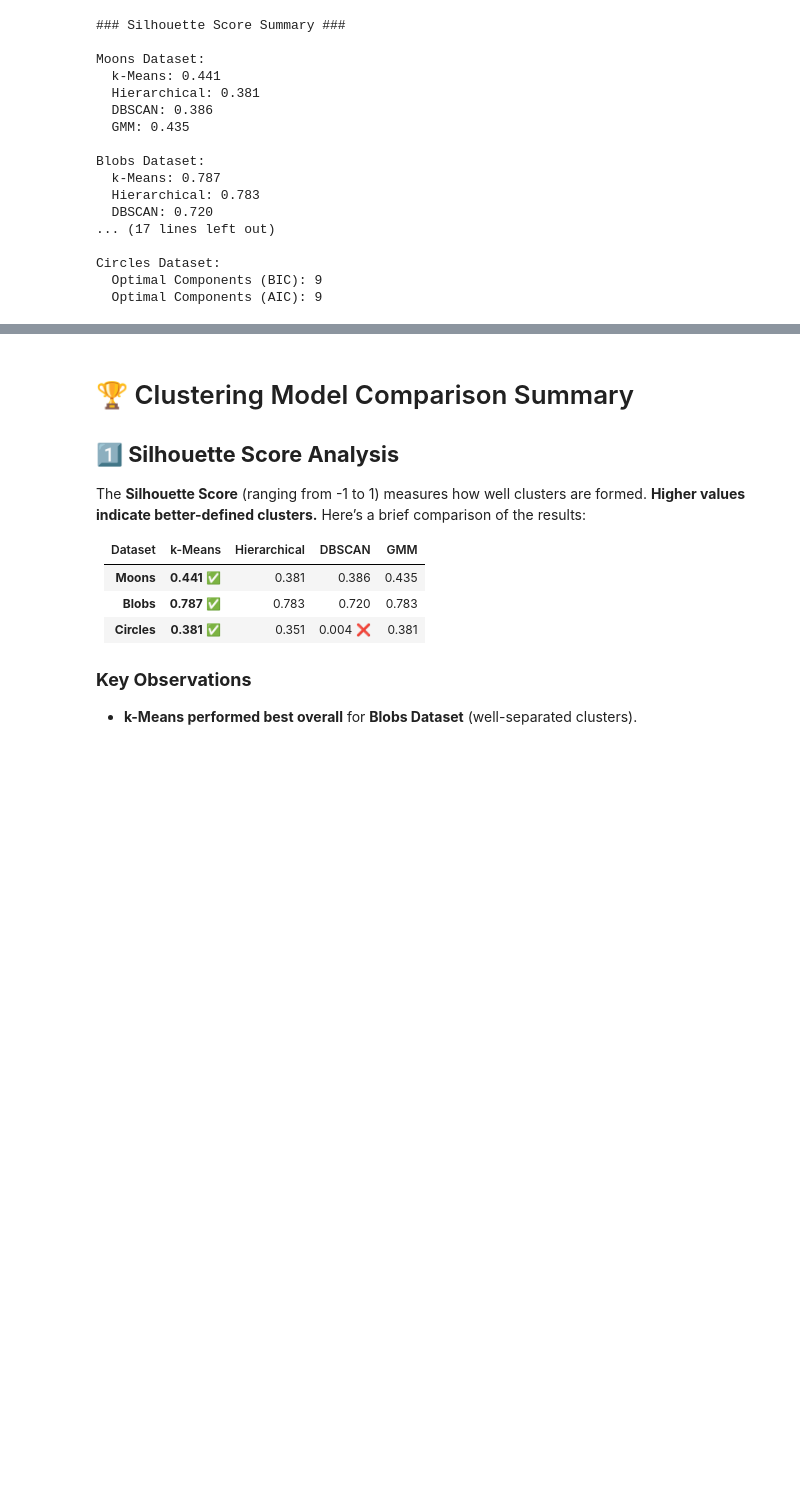
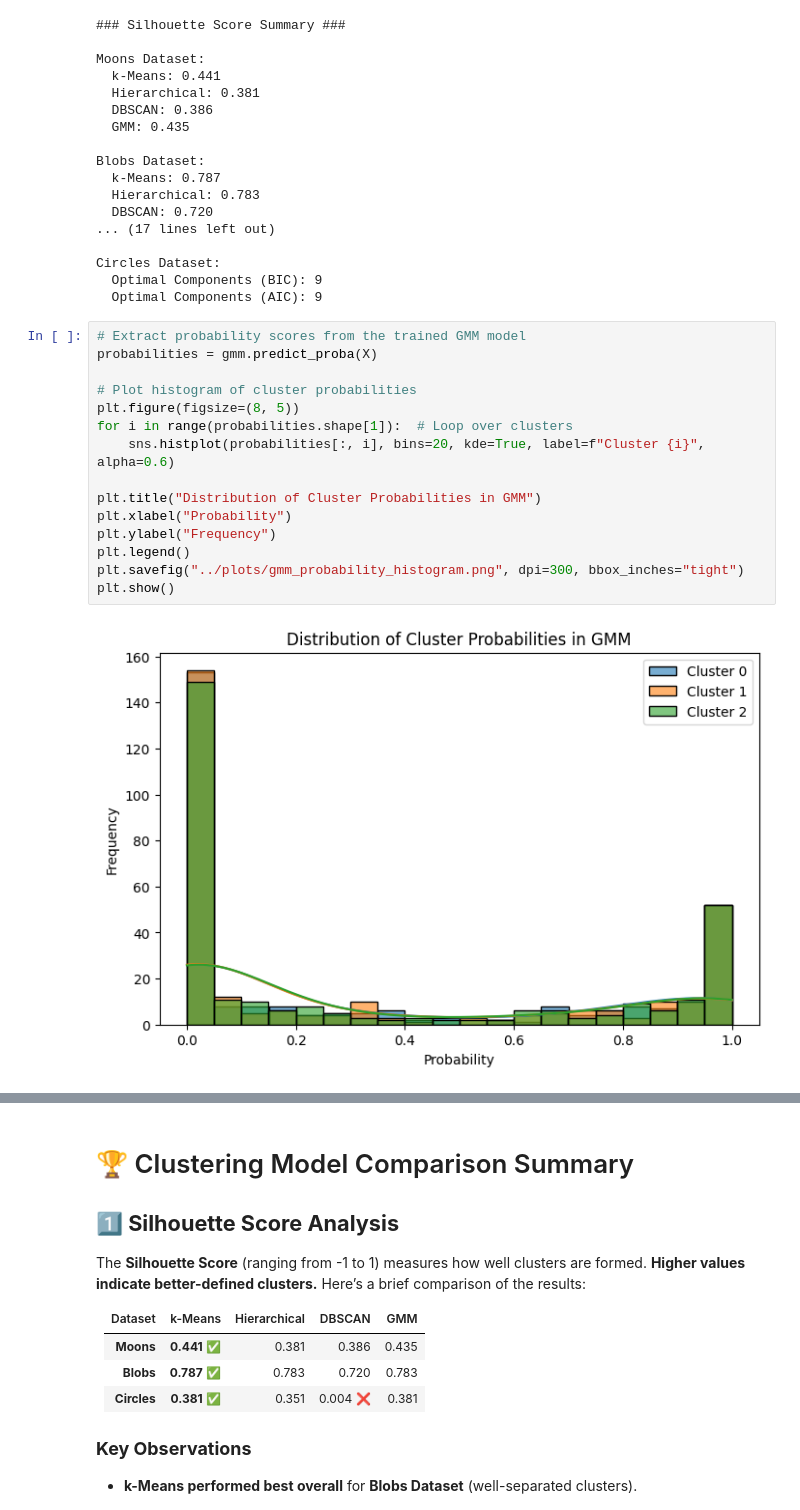
Before and after one commit to Kaleem-QADR/Machine_Learning_Capstone_Project, a Jupyter notebook: scripts/main.ipynb, the cells around one changed output, grey strips where cells are left out. Cells and saved outputs as stored; diff of their text form; blank space fills up the shorter version.

```diff
--- a/scripts/main.ipynb
+++ b/scripts/main.ipynb
@@ -191,3 +191,20 @@ Blobs Dataset:
 Circles Dataset:
   Optimal Components (BIC): 9
   Optimal Components (AIC): 9
+# %%
+# Extract probability scores from the trained GMM model
+probabilities = gmm.predict_proba(X)
+
+# Plot histogram of cluster probabilities
+plt.figure(figsize=(8, 5))
+for i in range(probabilities.shape[1]):  # Loop over clusters
+    sns.histplot(probabilities[:, i], bins=20, kde=True, label=f"Cluster {i}", alpha=0.6)
+
+plt.title("Distribution of Cluster Probabilities in GMM")
+plt.xlabel("Probability")
+plt.ylabel("Frequency")
+plt.legend()
+plt.savefig("../plots/gmm_probability_histogram.png", dpi=300, bbox_inches="tight")
+plt.show()
+# %% [output]
+[figure, added]
```
Also changed, not shown: parts of 1 cell of this notebook, 2 other files.
